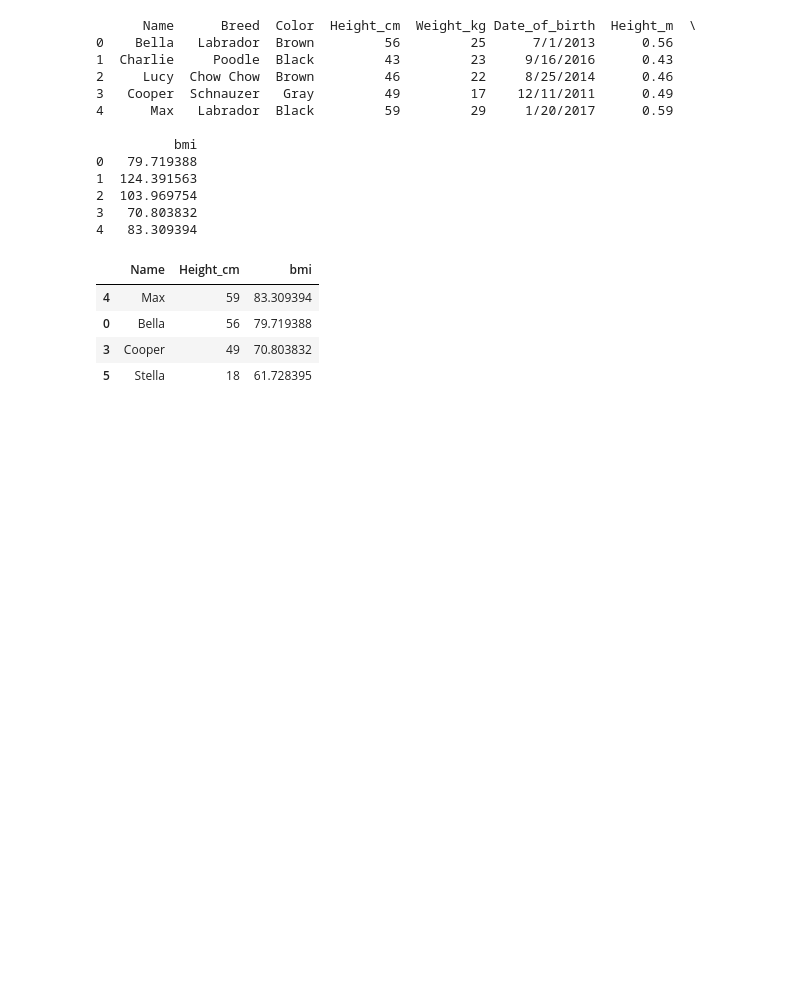
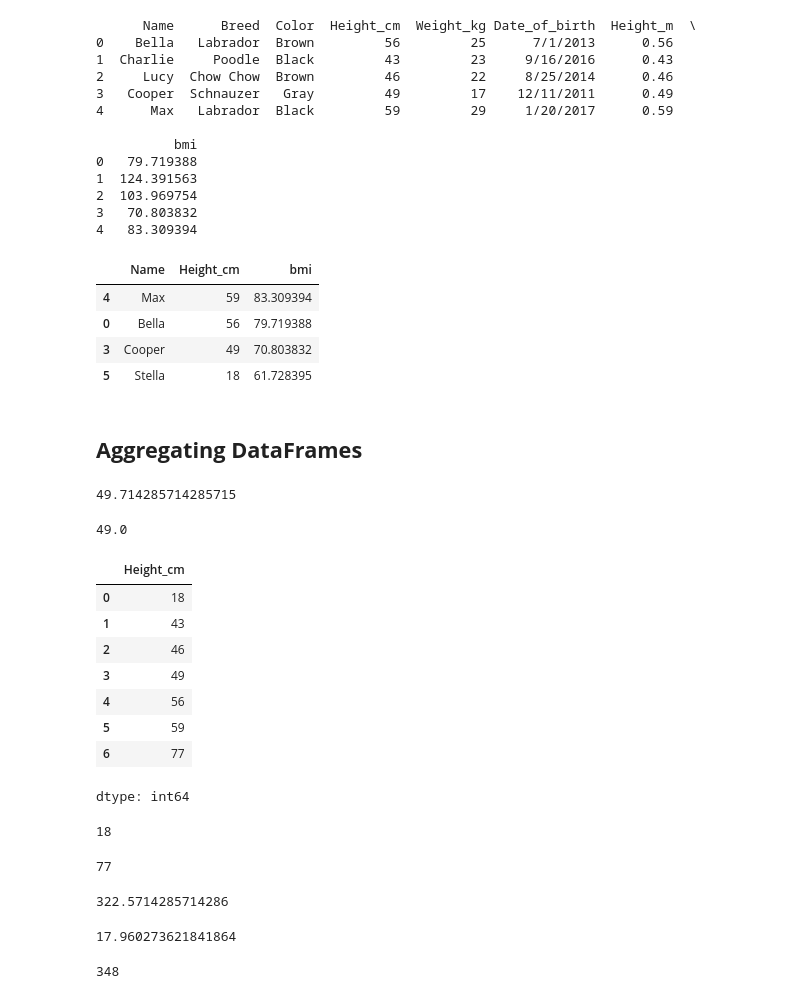
Before and after one commit to Syeda-Eman/40-days-of-Python, a Jupyter notebook: Day_22.ipynb, the cells around one changed output. Cells and saved outputs as stored; diff of their text form; code cells hidden in the pictures; blank space fills up the shorter version.

```diff
--- a/Day_22.ipynb
+++ b/Day_22.ipynb
@@ -305,3 +305,53 @@ bmi_lt_100_height[['Name',"Height_cm","bmi"]]
 | 0 | Bella | 56 | 79.719388 |
 | 3 | Cooper | 49 | 70.803832 |
 | 5 | Stella | 18 | 61.728395 |
+# %% [markdown]
+## **Aggregating DataFrames**
+# %%
+#Mean: average of all values in a datase
+dogs["Height_cm"].mean()
+# %% [output]
+49.714285714285715
+# %%
+#Median: middle value when data is ordered
+dogs["Height_cm"].median()
+# %% [output]
+49.0
+# %%
+#Mode: most frequent value in a dataset
+dogs["Height_cm"].mode()
+# %% [output]
+|  | Height_cm |
+| 0 | 18 |
+| 1 | 43 |
+| 2 | 46 |
+| 3 | 49 |
+| 4 | 56 |
+| 5 | 59 |
+| 6 | 77 |
+dtype: int64
+# %%
+# Min: smallest value in a dataset
+dogs["Height_cm"].min()
+# %% [output]
+18
+# %%
+#Max: largest value in a dataset
+dogs["Height_cm"].max()
+# %% [output]
+77
+# %%
+#Var: measure of variability in a dataset
+dogs["Height_cm"].var()
+# %% [output]
+322.5714285714286
+# %%
+#Std: square root of variance, indicating data spread
+dogs["Height_cm"].std()
+# %% [output]
+17.960273621841864
+# %%
+# Sum: total of all values in a datase
+dogs["Height_cm"].sum()
+# %% [output]
+348
```
Also changed, not shown: parts of 11 cells of this notebook.
